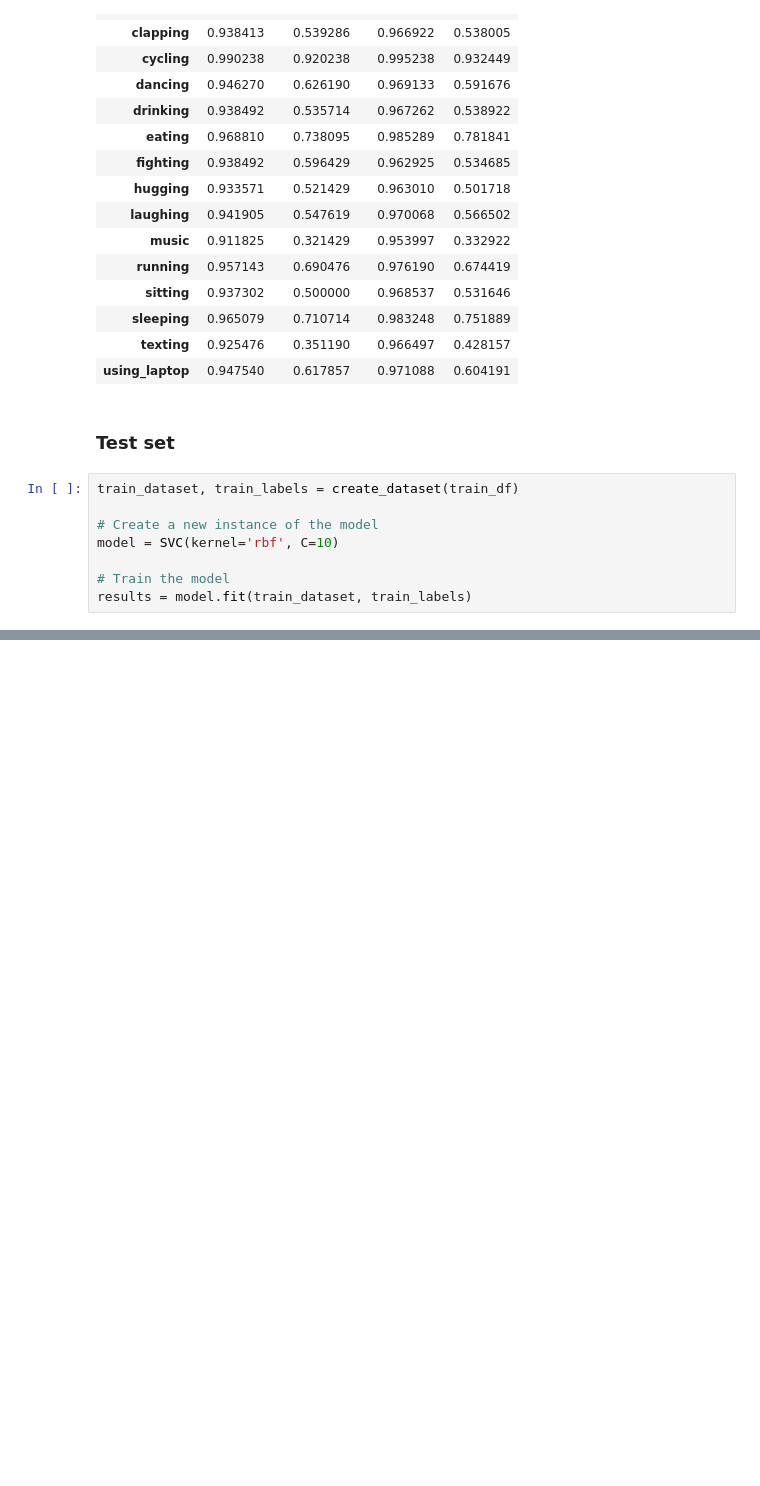
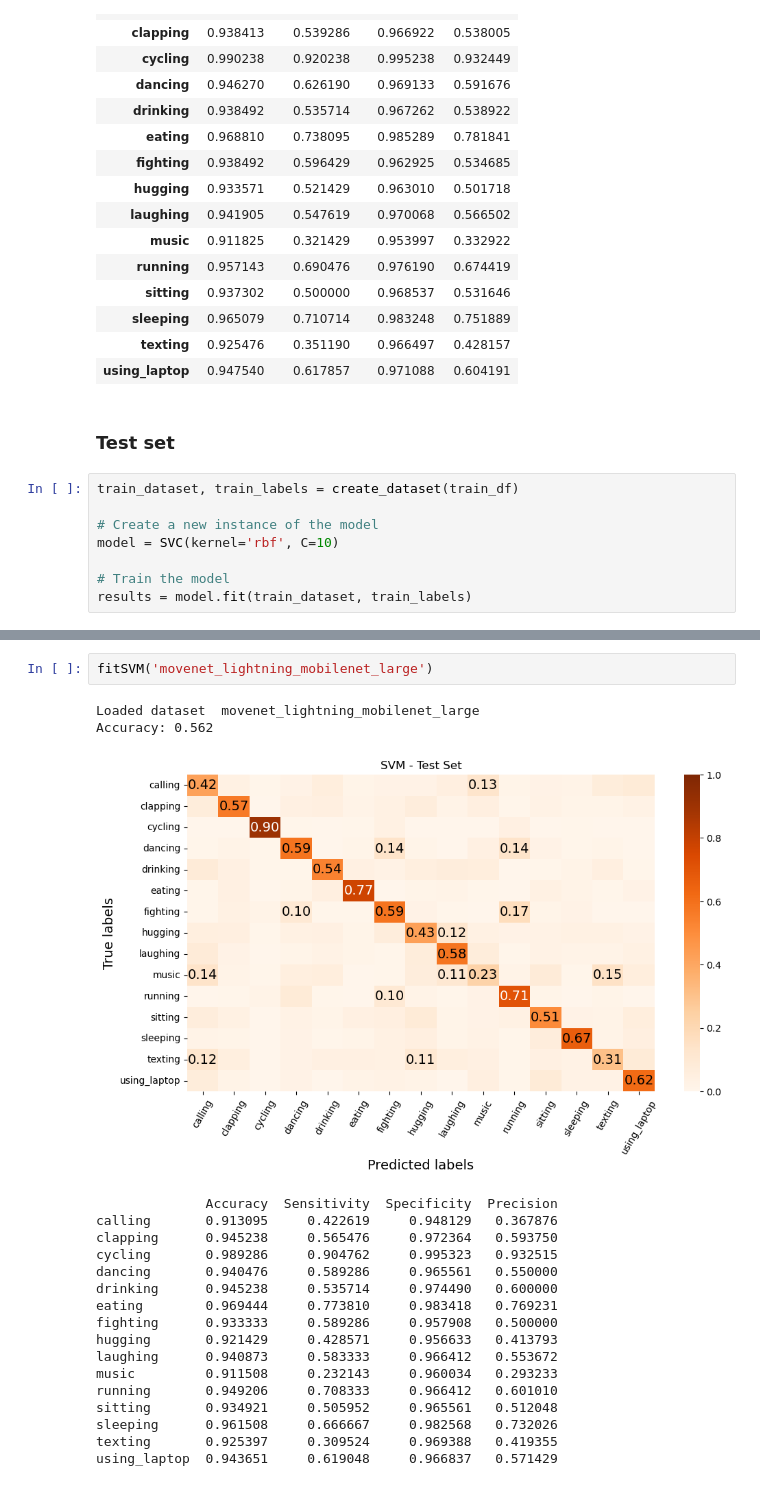
Before and after one commit to Vatsal-Sharma2003/HUMAN-POSE-ESTIMATION-USING-MACHINE-LEARNING, a Jupyter notebook: SVM.ipynb, the cells around one changed output, grey strips where cells are left out. Saved outputs shown, nothing was run; the diff lists cells and outputs as text; blank space fills up the shorter version.

```diff
--- a/SVM.ipynb
+++ b/SVM.ipynb
@@ -381,0 +451,22 @@ test_metrics
+# %%
+fitSVM('movenet_lightning_mobilenet_large')
+# %% [output]
+Loaded dataset  movenet_lightning_mobilenet_large
+Accuracy: 0.562
+[figure, added]
+              Accuracy  Sensitivity  Specificity  Precision
+calling       0.913095     0.422619     0.948129   0.367876
+clapping      0.945238     0.565476     0.972364   0.593750
+cycling       0.989286     0.904762     0.995323   0.932515
+dancing       0.940476     0.589286     0.965561   0.550000
+drinking      0.945238     0.535714     0.974490   0.600000
+eating        0.969444     0.773810     0.983418   0.769231
+fighting      0.933333     0.589286     0.957908   0.500000
+hugging       0.921429     0.428571     0.956633   0.413793
+laughing      0.940873     0.583333     0.966412   0.553672
+music         0.911508     0.232143     0.960034   0.293233
+running       0.949206     0.708333     0.966412   0.601010
+sitting       0.934921     0.505952     0.965561   0.512048
+sleeping      0.961508     0.666667     0.982568   0.732026
+texting       0.925397     0.309524     0.969388   0.419355
+using_laptop  0.943651     0.619048     0.966837   0.571429
```
Also changed, not shown: parts of 26 cells of this notebook, 1 other file.
